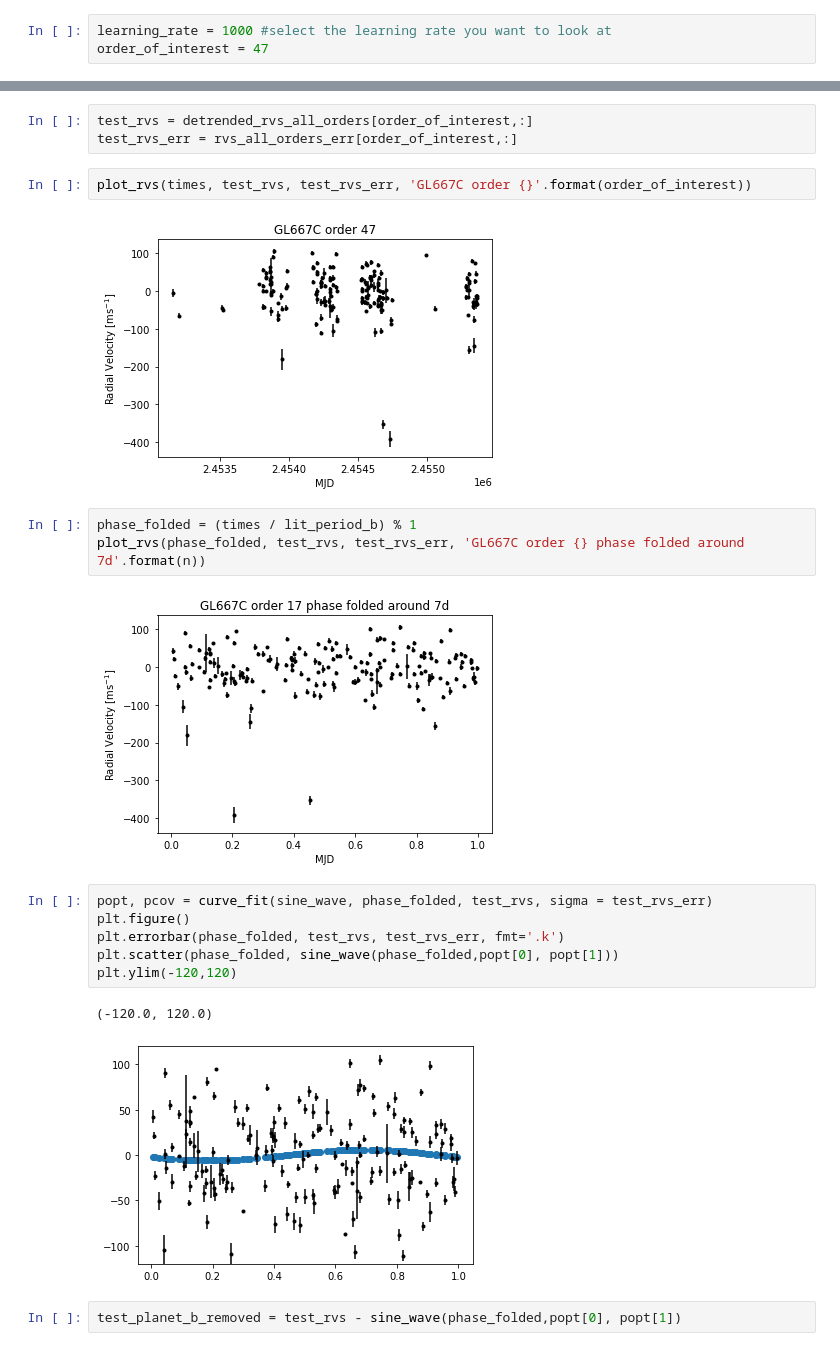
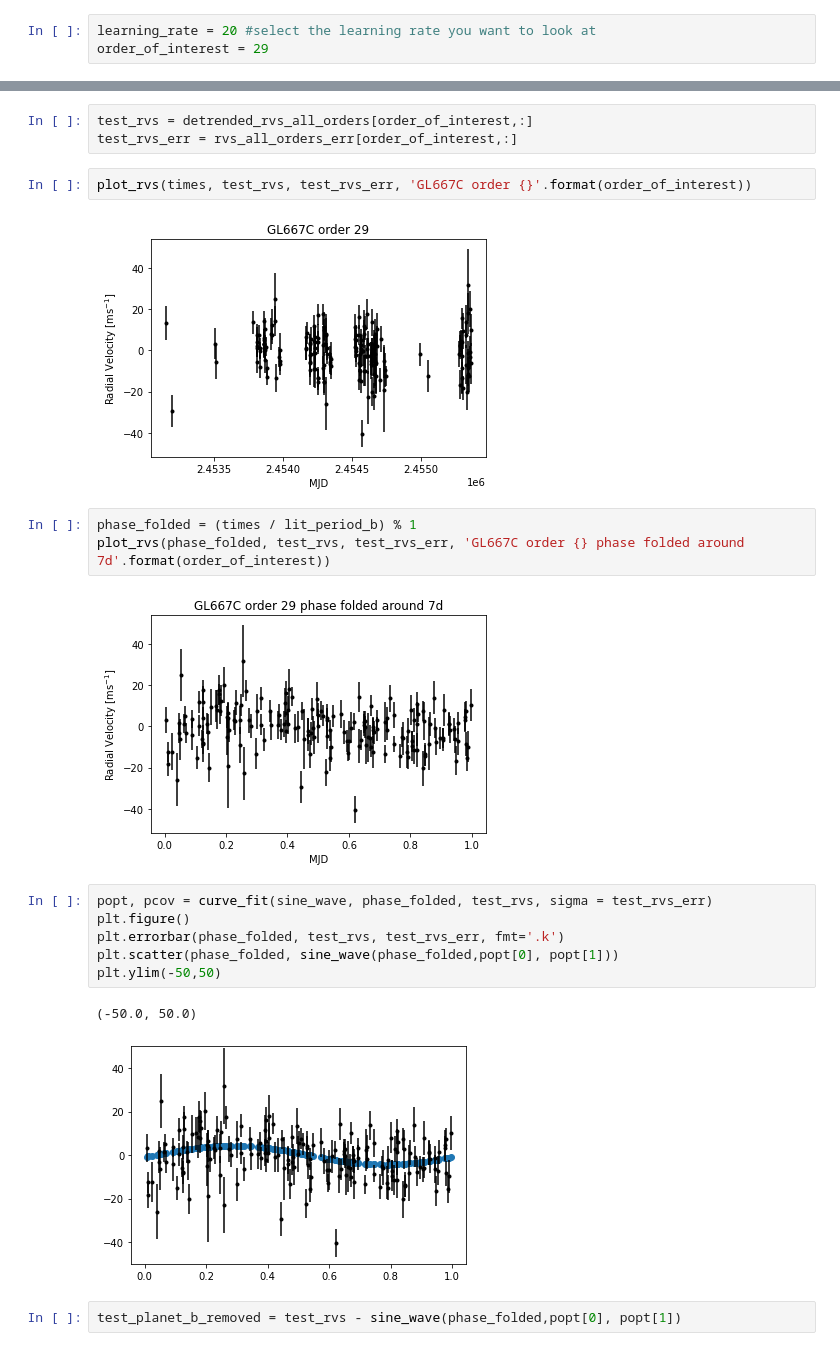
Before and after one commit to andrewjjolly/wobble_precision, a Jupyter notebook: scripts/wobble_precision_notebook.ipynb, the cells around one changed output, grey strips where cells are left out. Cells and saved outputs as stored; diff of their text form.

Commit message:
looking at residual scatter by order

```diff
--- a/scripts/wobble_precision_notebook.ipynb
+++ b/scripts/wobble_precision_notebook.ipynb
@@ -180,8 +178,8 @@ def create_combined_orders(results):
 
     return combined_order_rvs, combined_order_rvs_err
 # %%
-learning_rate = 1000 #select the learning rate you want to look at
-order_of_interest = 47
+learning_rate = 20 #select the learning rate you want to look at
+order_of_interest = 29
 # %%
 results, results_hdf5 = load_results('/home/z5345592/projects/gl667c_wobble/results_rvs_lr{}.txt'.format(learning_rate), '/home/z5345592/projects/gl667c_wobble/results_no_bad_orders_lr{}.hdf5'.format(learning_rate))
 # %% [output]
@@ -313,21 +306,21 @@ test_rvs_err = rvs_all_orders_err[order_of_interest,:]
 # %%
 plot_rvs(times, test_rvs, test_rvs_err, 'GL667C order {}'.format(order_of_interest))
 # %% [output]
-[figure, old version]
+[figure, new version]
 # %%
 phase_folded = (times / lit_period_b) % 1
-plot_rvs(phase_folded, test_rvs, test_rvs_err, 'GL667C order {} phase folded around 7d'.format(n))
+plot_rvs(phase_folded, test_rvs, test_rvs_err, 'GL667C order {} phase folded around 7d'.format(order_of_interest))
 # %% [output]
-[figure, old version]
+[figure, new version]
 # %%
 popt, pcov = curve_fit(sine_wave, phase_folded, test_rvs, sigma = test_rvs_err)
 plt.figure()
 plt.errorbar(phase_folded, test_rvs, test_rvs_err, fmt='.k')
 plt.scatter(phase_folded, sine_wave(phase_folded,popt[0], popt[1]))
-plt.ylim(-120,120)
+plt.ylim(-50,50)
 # %% [output]
-(-120.0, 120.0)
+(-50.0, 50.0)
-[figure, old version]
+[figure, new version]
 # %%
 test_planet_b_removed = test_rvs - sine_wave(phase_folded,popt[0], popt[1])
 # %%
```
Also changed, not shown: parts of 15 cells of this notebook, 1 other file.
